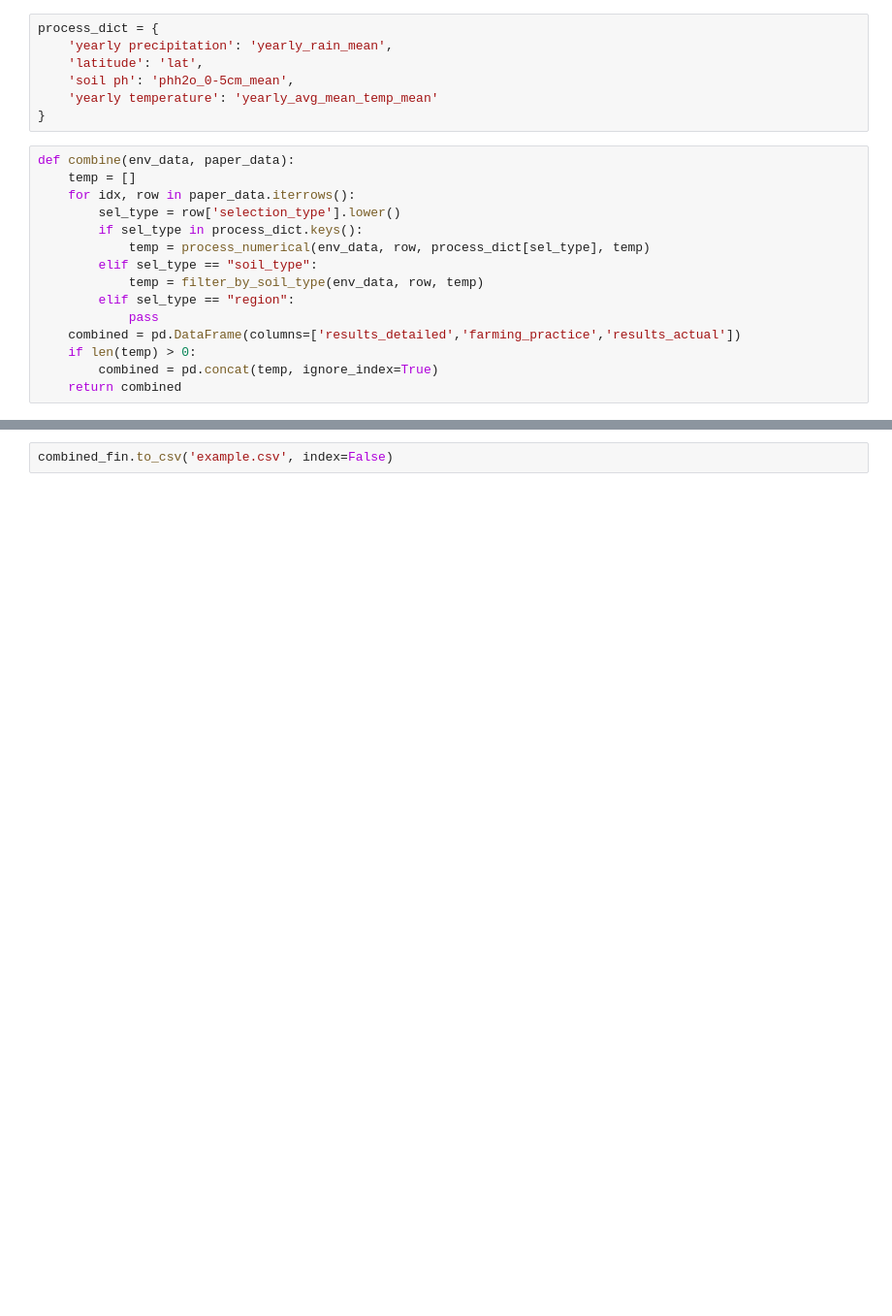
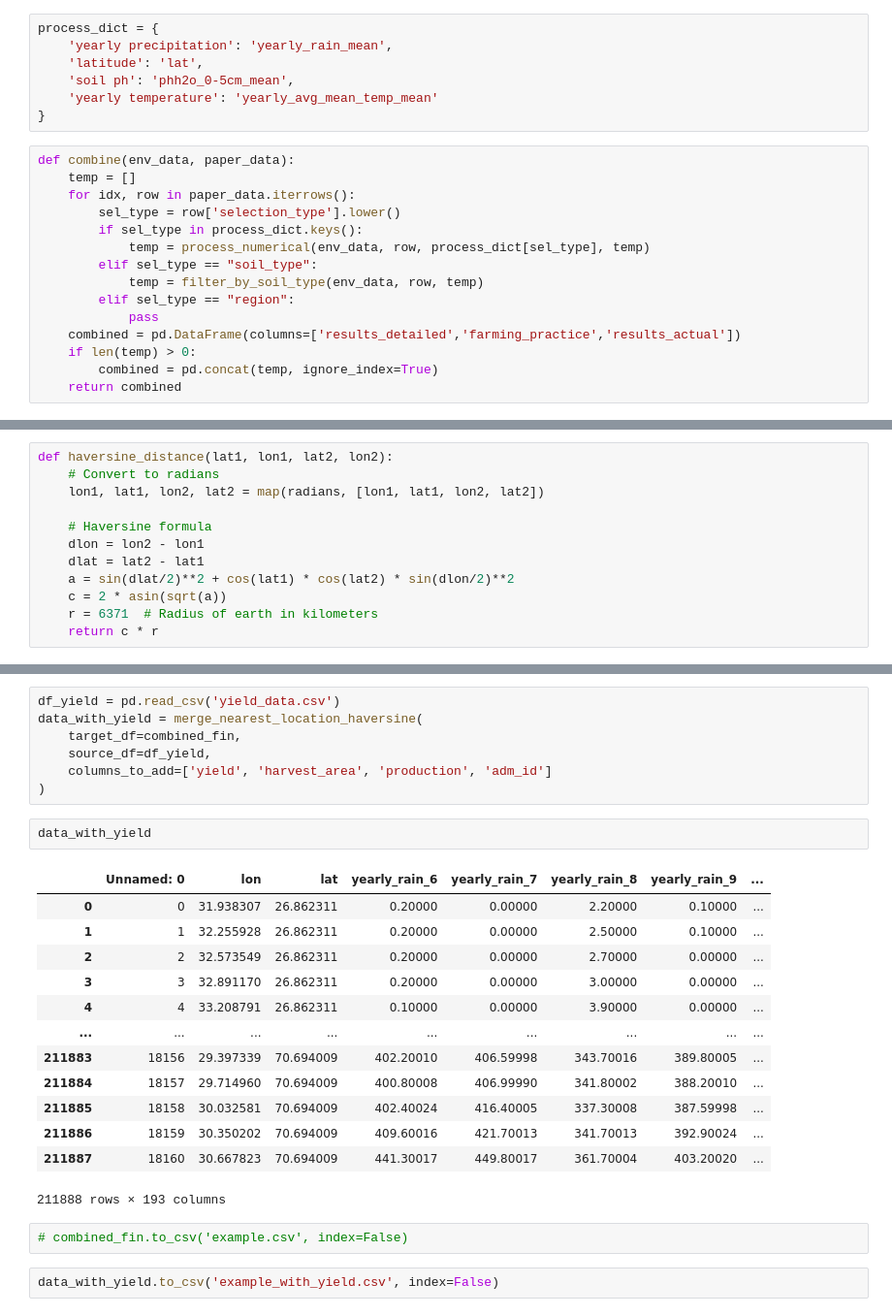
Before and after one commit to Aryyt/Master-Project-3, a Jupyter notebook: combine.ipynb, the cells around one changed output, grey strips where cells are left out. Shown at 97% size. Saved outputs shown, nothing was run; the diff lists cells and outputs as text; blank space fills up the shorter version.

Commit message:
Distance filtered example

```diff
--- a/combine.ipynb
+++ b/combine.ipynb
@@ -265,0 +283,12 @@ combined_fin
+# %%
+def haversine_distance(lat1, lon1, lat2, lon2):
+    # Convert to radians
+    lon1, lat1, lon2, lat2 = map(radians, [lon1, lat1, lon2, lat2])
+
+    # Haversine formula
+    dlon = lon2 - lon1
+    dlat = lat2 - lat1
+    a = sin(dlat/2)**2 + cos(lat1) * cos(lat2) * sin(dlon/2)**2
+    c = 2 * asin(sqrt(a))
+    r = 6371  # Radius of earth in kilometers
+    return c * r
@@ -266,2 +332,27 @@ combined_fin
+# %%
+df_yield = pd.read_csv('yield_data.csv')
+data_with_yield = merge_nearest_location_haversine(
+    target_df=combined_fin,
+    source_df=df_yield,
+    columns_to_add=['yield', 'harvest_area', 'production', 'adm_id']
+)
+# %%
+data_with_yield
+# %% [output]
+|  | Unnamed: 0 | lon | lat | yearly_rain_6 | yearly_rain_7 | yearly_rain_8 | yearly_rain_9 | ... |
+| 0 | 0 | 31.938307 | 26.862311 | 0.20000 | 0.00000 | 2.20000 | 0.10000 | ... |
+| 1 | 1 | 32.255928 | 26.862311 | 0.20000 | 0.00000 | 2.50000 | 0.10000 | ... |
+| 2 | 2 | 32.573549 | 26.862311 | 0.20000 | 0.00000 | 2.70000 | 0.00000 | ... |
+| 3 | 3 | 32.891170 | 26.862311 | 0.20000 | 0.00000 | 3.00000 | 0.00000 | ... |
+| 4 | 4 | 33.208791 | 26.862311 | 0.10000 | 0.00000 | 3.90000 | 0.00000 | ... |
+| ... | ... | ... | ... | ... | ... | ... | ... | ... |
+| 211883 | 18156 | 29.397339 | 70.694009 | 402.20010 | 406.59998 | 343.70016 | 389.80005 | ... |
+| 211884 | 18157 | 29.714960 | 70.694009 | 400.80008 | 406.99990 | 341.80002 | 388.20010 | ... |
+| 211885 | 18158 | 30.032581 | 70.694009 | 402.40024 | 416.40005 | 337.30008 | 387.59998 | ... |
+| 211886 | 18159 | 30.350202 | 70.694009 | 409.60016 | 421.70013 | 341.70013 | 392.90024 | ... |
+| 211887 | 18160 | 30.667823 | 70.694009 | 441.30017 | 449.80017 | 361.70004 | 403.20020 | ... |
+211888 rows × 193 columns
 # %%
-combined_fin.to_csv('example.csv', index=False)
+# combined_fin.to_csv('example.csv', index=False)
+# %%
+data_with_yield.to_csv('example_with_yield.csv', index=False)
```
Also changed, not shown: parts of 7 cells of this notebook, 1 other file.
